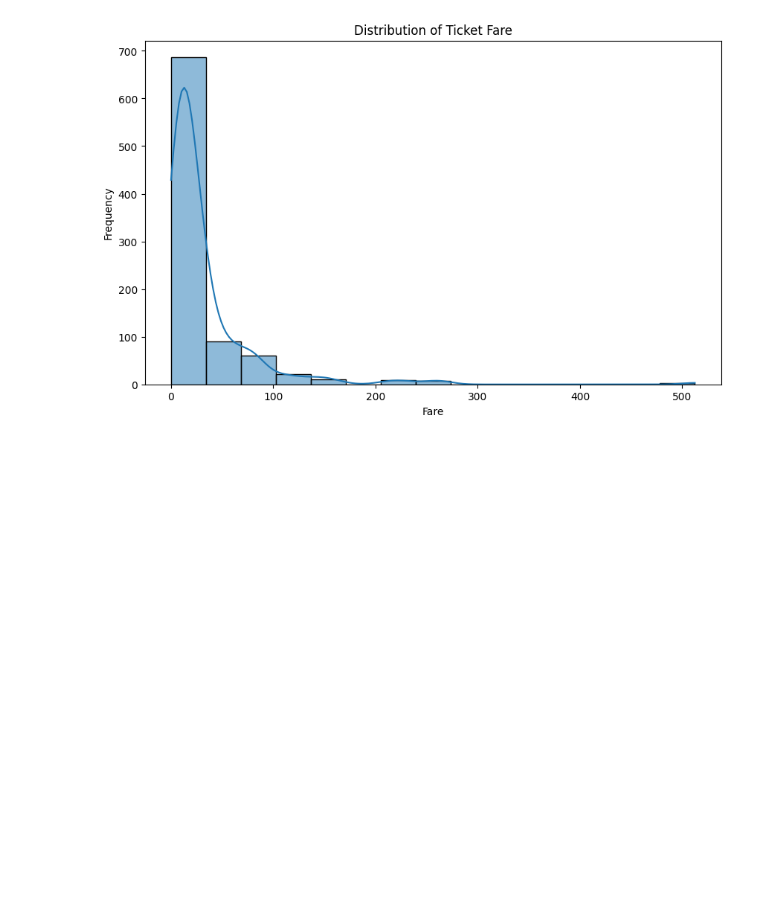
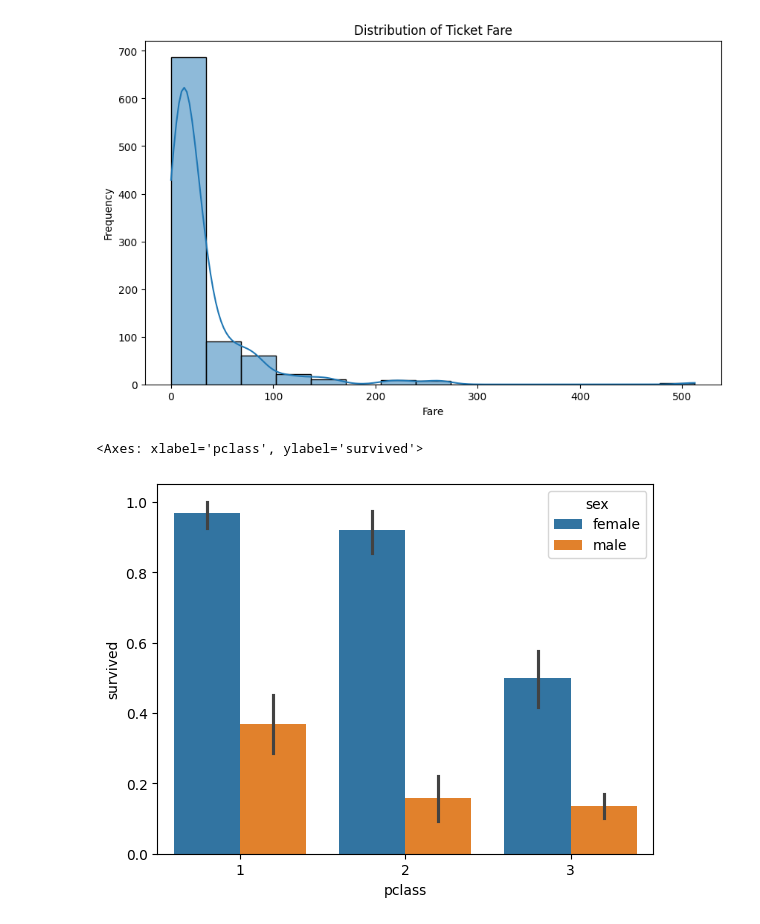
Before and after one commit to ShantanuE7/Data-Science-Praticals, a Jupyter notebook: dsa assignment 8.ipynb, the cells around one changed output. Cells and saved outputs as stored; diff of their text form; code cells hidden in the pictures; blank space fills up the shorter version.

```diff
--- a/dsa assignment 8.ipynb
+++ b/dsa assignment 8.ipynb
@@ -29,3 +29,8 @@ plt.ylabel('Frequency')
 plt.show()
 # %% [output]
 [figure]
+# %%
+sns.barplot(x='pclass', y='survived', hue='sex', data=titanic_df)
+# %% [output]
+<Axes: xlabel='pclass', ylabel='survived'>
+[figure, added]
```
Also changed, not shown: parts of 2 cells of this notebook, 1 other file.
